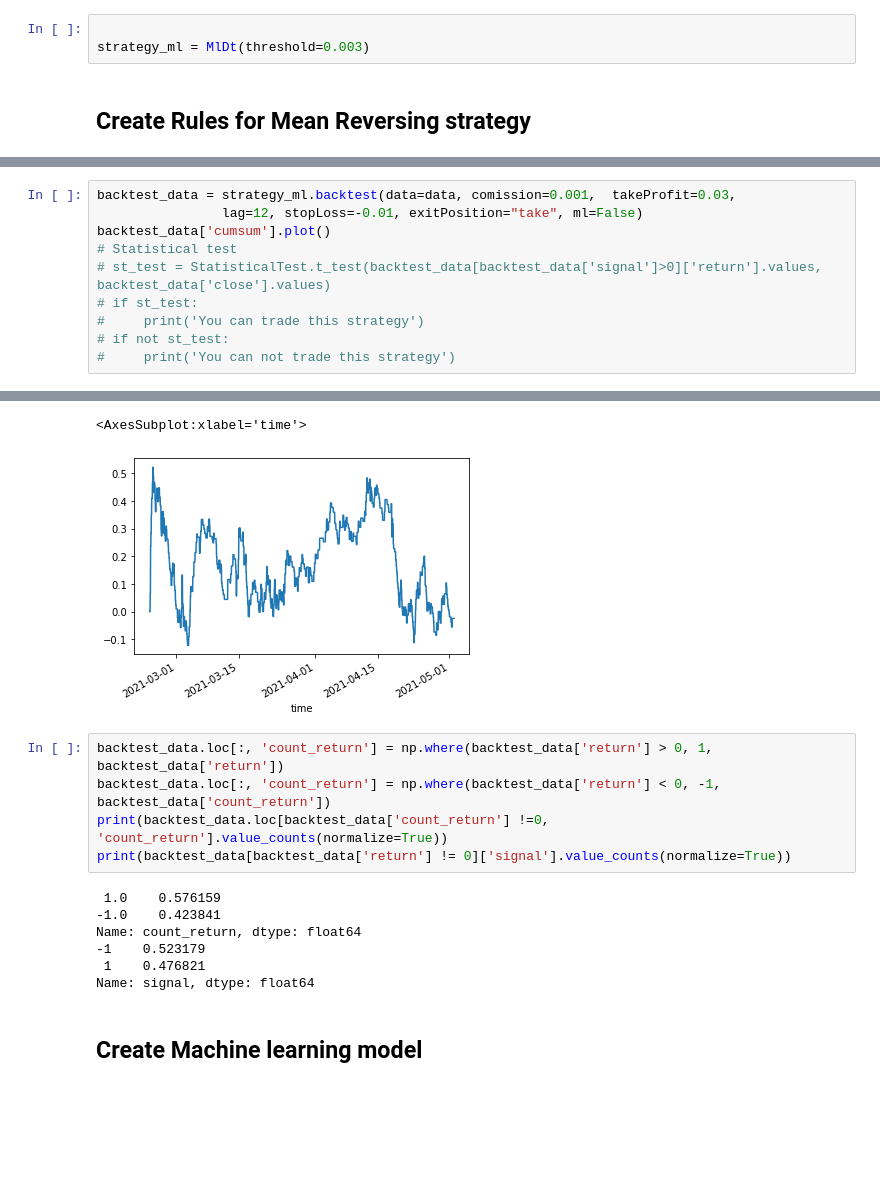
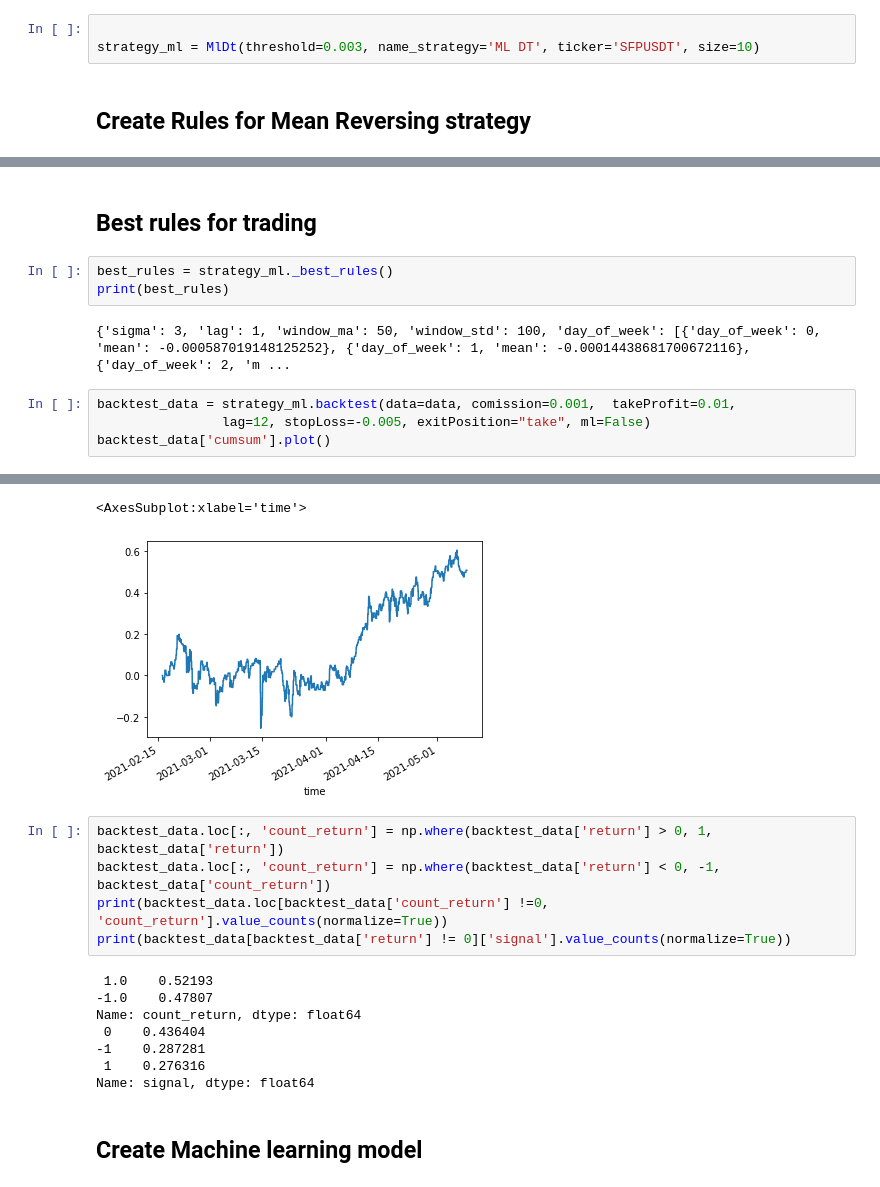
Before and after one commit to sergio12S/mean-reversing-bitcoin, a Jupyter notebook: strategies/settings.ipynb, the cells around one changed output, grey strips where cells are left out. Drawn from its saved outputs; the diff is of its cells as text; blank space fills up the shorter version.

```diff
--- a/strategies/settings.ipynb
+++ b/strategies/settings.ipynb
@@ -16,7 +16,7 @@ data = data_binance.get_data(days=90, ticker='SFPUSDT', ts='1H')
 # Initialization strategy
 # %%
 
-strategy_ml = MlDt(threshold=0.003)
+strategy_ml = MlDt(threshold=0.003, name_strategy='ML DT', ticker='SFPUSDT', size=10)
 # %% [markdown]
 ## Create Rules for Mean Reversing strategy
 # %%
@@ -46,11 +27,12 @@ Backtest result:  -0.017173683789987182
+# %% [markdown]
+## Best rules for trading
+# %%
+best_rules = strategy_ml._best_rules()
+print(best_rules)
+# %% [output]
+{'sigma': 3, 'lag': 1, 'window_ma': 50, 'window_std': 100, 'day_of_week': [{'day_of_week': 0, 'mean': -0.000587019148125252}, {'day_of_week': 1, 'mean': -0.00014438681700672116}, {'day_of_week': 2, 'm ...
 # %%
-backtest_data = strategy_ml.backtest(data=data, comission=0.001,  takeProfit=0.03,
-                lag=12, stopLoss=-0.01, exitPosition="take", ml=False)
+backtest_data = strategy_ml.backtest(data=data, comission=0.001,  takeProfit=0.01,
+                lag=12, stopLoss=-0.005, exitPosition="take", ml=False)
 backtest_data['cumsum'].plot()
-# Statistical test
-# st_test = StatisticalTest.t_test(backtest_data[backtest_data['signal']>0]['return'].values, backtest_data['close'].values)
-# if st_test:
-#     print('You can trade this strategy')
-# if not st_test:
-#     print('You can not trade this strategy')
 # %% [output]
@@ -58,16 +40,17 @@ backtest_data['cumsum'].plot()
 <AxesSubplot:xlabel='time'>
-[figure, old version]
+[figure, new version]
 # %%
 backtest_data.loc[:, 'count_return'] = np.where(backtest_data['return'] > 0, 1, backtest_data['return'])
 backtest_data.loc[:, 'count_return'] = np.where(backtest_data['return'] < 0, -1, backtest_data['count_return'])
 print(backtest_data.loc[backtest_data['count_return'] !=0, 'count_return'].value_counts(normalize=True))
 print(backtest_data[backtest_data['return'] != 0]['signal'].value_counts(normalize=True))
 # %% [output]
- 1.0    0.576159
--1.0    0.423841
+ 1.0    0.52193
+-1.0    0.47807
 Name: count_return, dtype: float64
--1    0.523179
- 1    0.476821
+ 0    0.436404
+-1    0.287281
+ 1    0.276316
 Name: signal, dtype: float64
 # %% [markdown]
 ## Create Machine learning model
```
Also changed, not shown: parts of 10 cells of this notebook, 9 other files.
